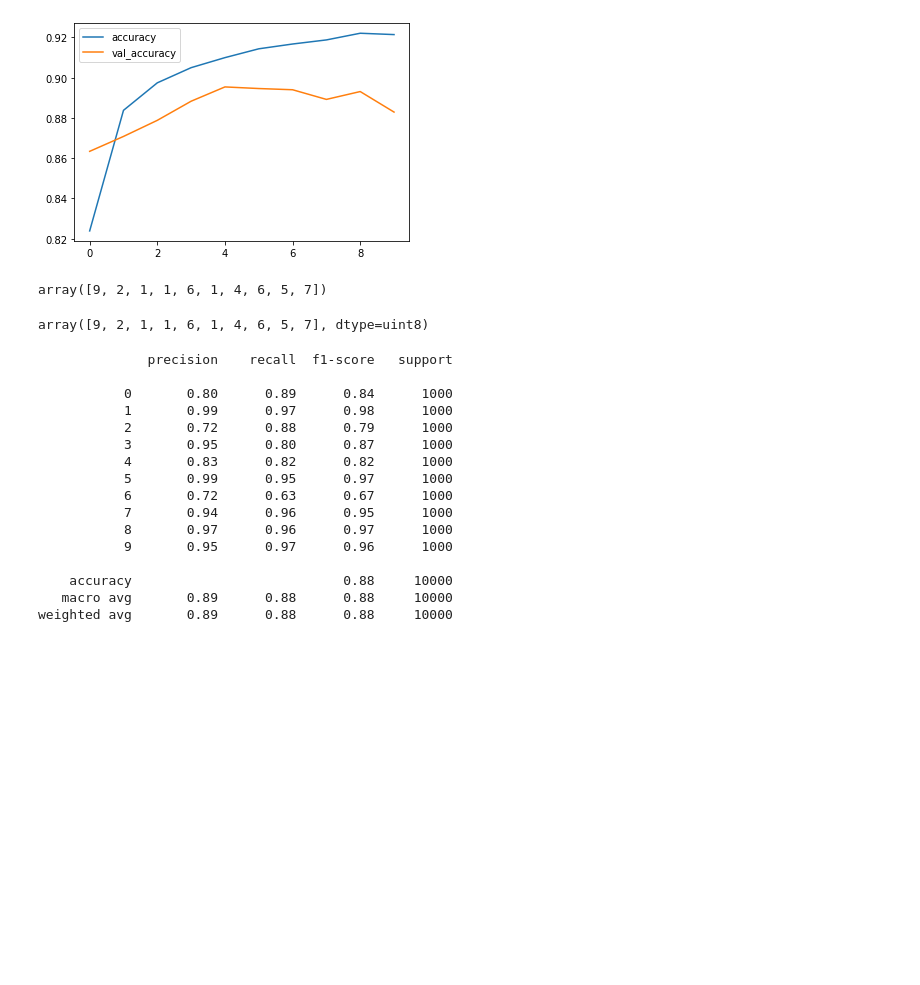
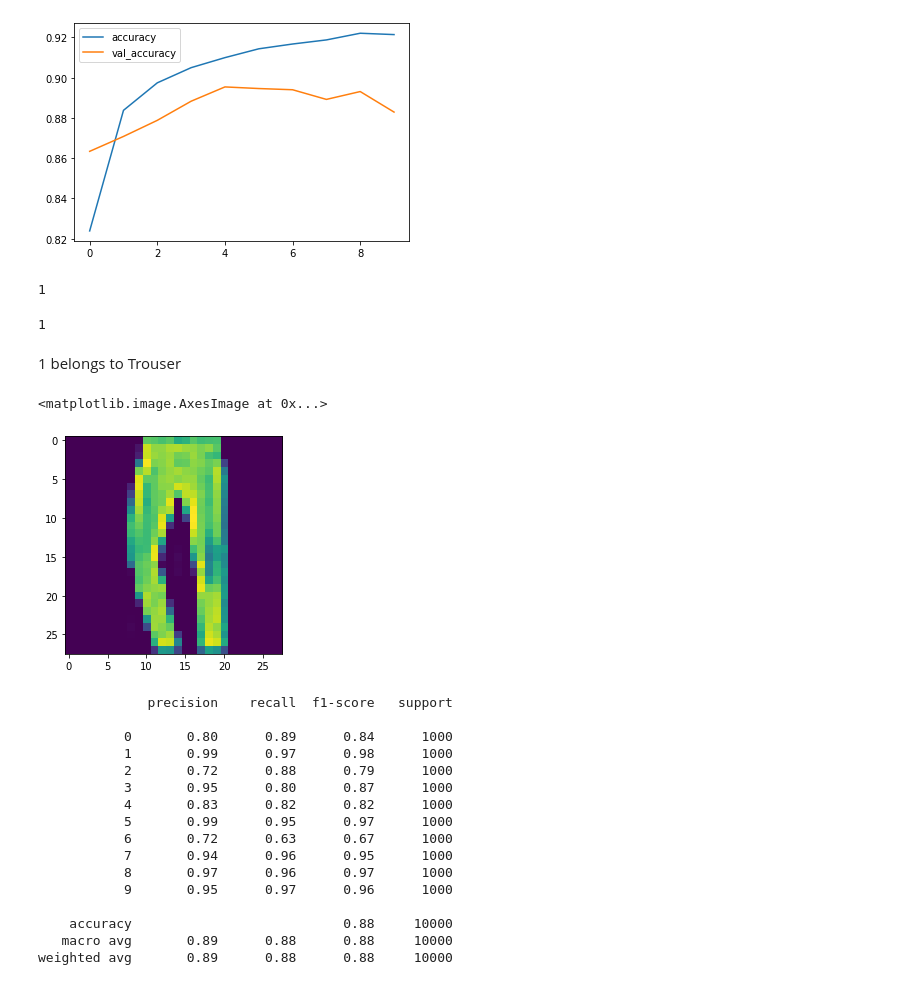
Before and after one commit to iMonk0910/100daysofML, a Jupyter notebook: Deep_Learning/CNN_projects/Fashion_MNIST_Project.ipynb, the cells around one changed output. Cells and saved outputs as stored; diff of their text form; code cells hidden in the pictures; blank space fills up the shorter version.

```diff
--- a/Deep_Learning/CNN_projects/Fashion_MNIST_Project.ipynb
+++ b/Deep_Learning/CNN_projects/Fashion_MNIST_Project.ipynb
@@ -212,13 +214,21 @@ metrics[['accuracy', 'val_accuracy']].plot();
 [figure]
 # %%
 predictions = np.argmax(model.predict(x_test), axis=-1)
-predictions[0:10]
+predictions[5]
 # %% [output]
-array([9, 2, 1, 1, 6, 1, 4, 6, 5, 7])
+1
-# %%
-y_test[0:10]
-# %% [output]
-array([9, 2, 1, 1, 6, 1, 4, 6, 5, 7], dtype=uint8)
+# %%
+y_test[5]
+# %% [output]
+1
+# %% [markdown]
+1 belongs to Trouser
+# %%
+x = x_test.reshape(10000,28,28)
+plt.imshow(x[5])
+# %% [output]
+<matplotlib.image.AxesImage at 0x...>
+[figure, added]
 # %%
 # Classification Report
 print(classification_report(y_test, predictions))
```
Also changed, not shown: parts of 7 cells of this notebook.
